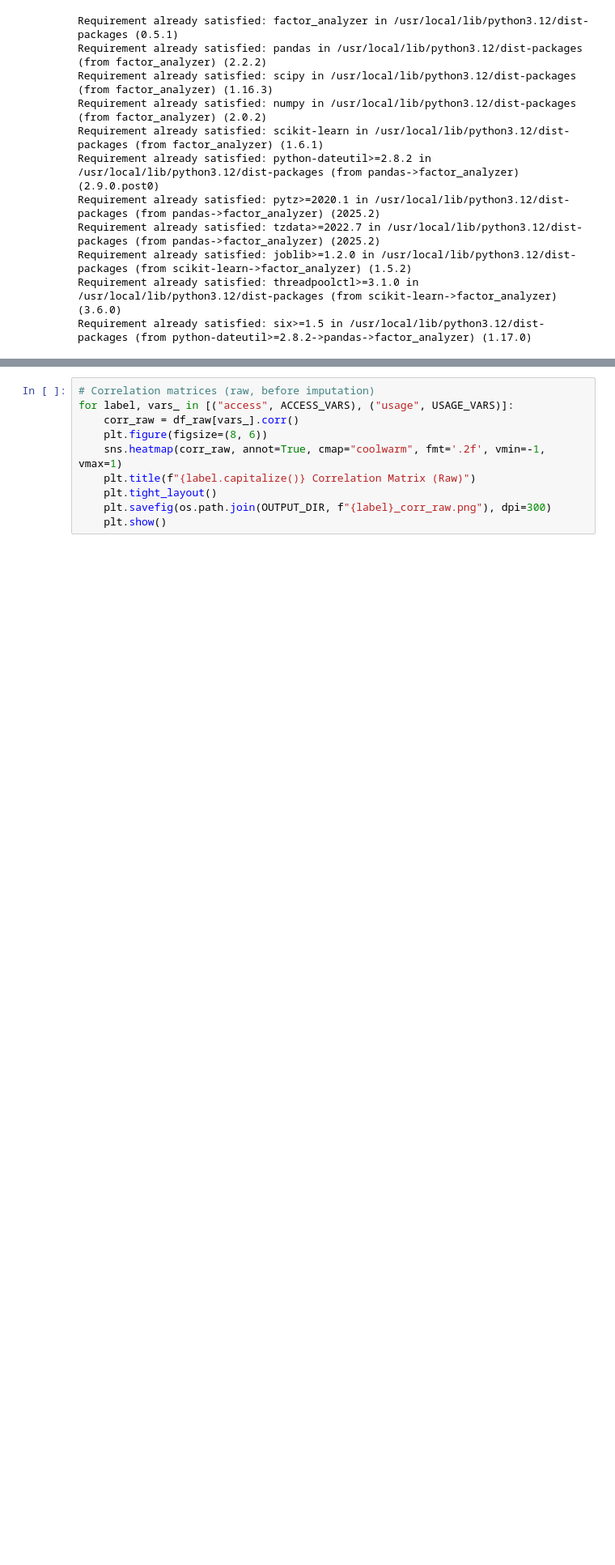
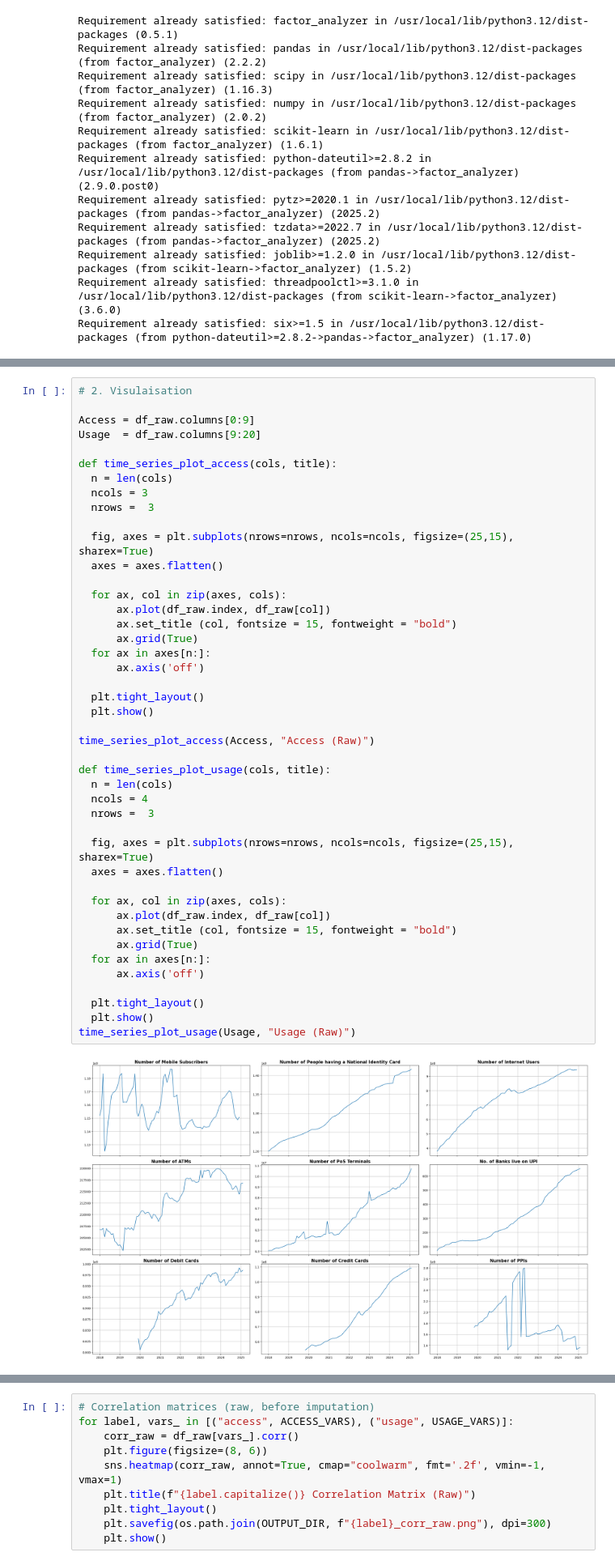
Before and after one commit to AnaGl001/Digital-Financial-Inclusion, a Jupyter notebook: Index_of_Digital_Financial_Inclusion.ipynb, the cells around one changed output, grey strips where cells are left out. Shown at 81% size. Cells and saved outputs as stored; diff of their text form; blank space fills up the shorter version.

```diff
--- a/Index_of_Digital_Financial_Inclusion.ipynb
+++ b/Index_of_Digital_Financial_Inclusion.ipynb
@@ -77,0 +55,46 @@ df_raw.head()
+# %%
+# 2. Visulaisation
+
+Access = df_raw.columns[0:9]
+Usage  = df_raw.columns[9:20]
+
+def time_series_plot_access(cols, title):
+  n = len(cols)
+  ncols = 3
+  nrows =  3
+
+  fig, axes = plt.subplots(nrows=nrows, ncols=ncols, figsize=(25,15), sharex=True)
+  axes = axes.flatten()
+
+  for ax, col in zip(axes, cols):
+      ax.plot(df_raw.index, df_raw[col])
+      ax.set_title (col, fontsize = 15, fontweight = "bold")
+      ax.grid(True)
+  for ax in axes[n:]:
+      ax.axis('off')
+
+  plt.tight_layout()
+  plt.show()
+
+time_series_plot_access(Access, "Access (Raw)")
+
+def time_series_plot_usage(cols, title):
+  n = len(cols)
+  ncols = 4
+  nrows =  3
+
+  fig, axes = plt.subplots(nrows=nrows, ncols=ncols, figsize=(25,15), sharex=True)
+  axes = axes.flatten()
+
+  for ax, col in zip(axes, cols):
+      ax.plot(df_raw.index, df_raw[col])
+      ax.set_title (col, fontsize = 15, fontweight = "bold")
+      ax.grid(True)
+  for ax in axes[n:]:
+      ax.axis('off')
+
+  plt.tight_layout()
+  plt.show()
+time_series_plot_usage(Usage, "Usage (Raw)")
+# %% [output]
+[figure, added]
```
Also changed, not shown: parts of 10 cells of this notebook.
